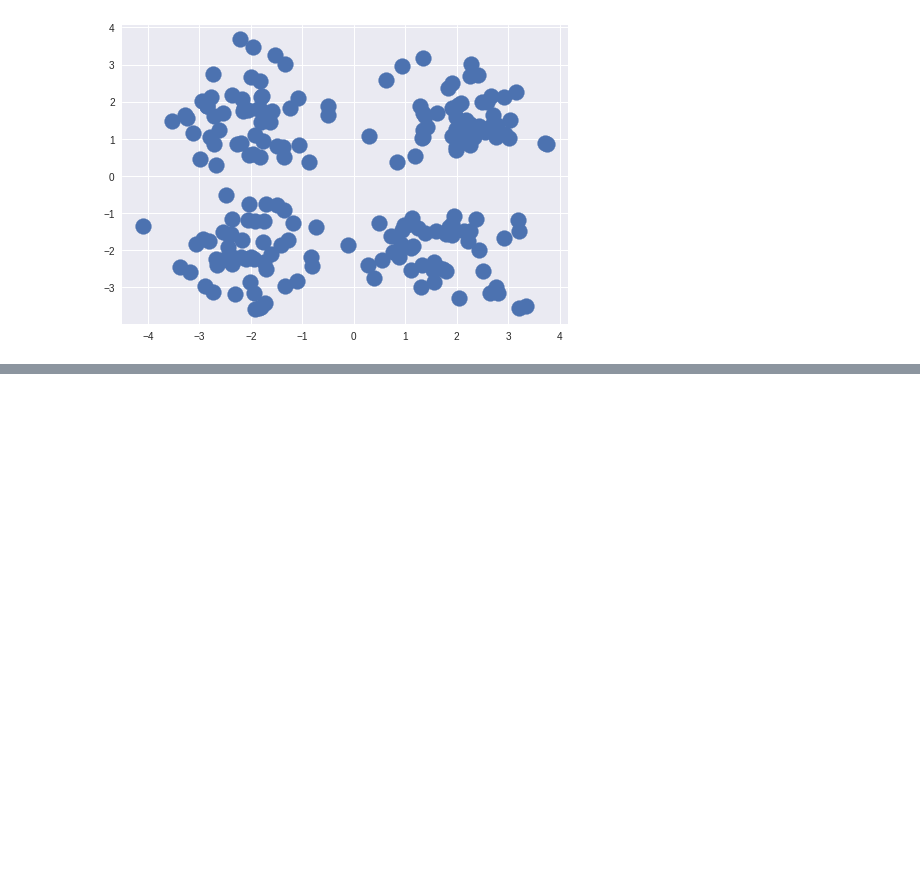
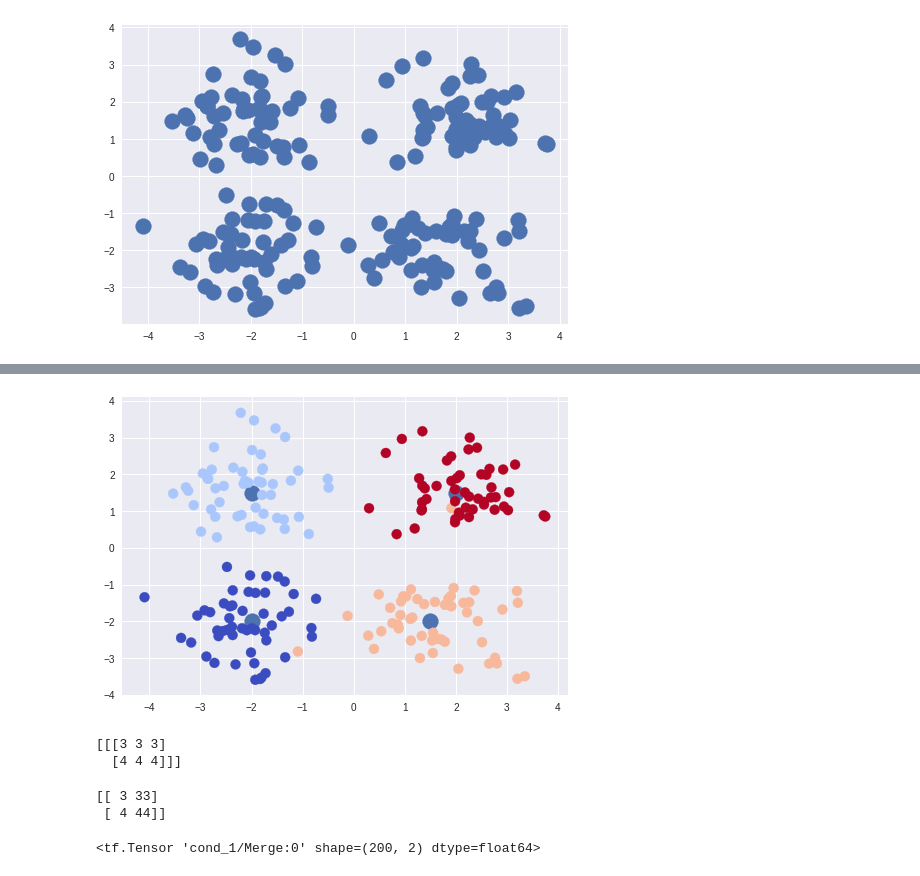
Before and after one commit to ygw365/dl, a Jupyter notebook: dl.ipynb, the cells around one changed output, grey strips where cells are left out. Drawn from its saved outputs; the diff is of its cells as text; code cells hidden in the pictures; blank space fills up the shorter version.

```diff
--- a/dl.ipynb
+++ b/dl.ipynb
@@ -376,0 +443,74 @@ plt.plot()
+# %%
+
+fig, ax = plt.subplots()
+if (DATA_TYPE == 'blobs'):
+    # 绘制质心
+   ax.scatter(np.asarray(centers).transpose()[0], np.asarray(centers).transpose()[1], marker = 'o', s = 250)
+    # 绘制数据
+   ax.scatter(data.transpose()[0], data.transpose()[1], marker = 'o', s = 100, c = features, cmap=plt.cm.coolwarm )
+   plt.plot()
+# %% [output]
+[figure, added]
+# %%
+input = tf.constant(
+[
+    [
+        [1, 1, 1],
+        [2, 2, 2]
+    ],
+    [
+        [3, 3, 3],
+        [4, 4, 4]
+    ],
+    [
+        [5, 5, 5],
+        [6, 6, 6]
+    ]
+])
+
+
+
+"""
+[1,0,0]表示第一维偏移了1
+则是从
+[
+    [
+        [3, 3, 3],
+        [4, 4, 4]
+    ],
+    [
+        [5, 5, 5],
+        [6, 6, 6]
+    ]
+]
+中选取数据
+然后选取第一维的第一个，
+第二维的第一个数据，
+第三维的三个数据
+"""
+data1 = tf.slice(input, [1, 0, 0], [1, 2, 3])
+print(sess.run(data1))
+# %% [output]
+[[[3 3 3]
+  [4 4 4]]]
+# %%
+input = tf.constant(
+[
+    [1,11],
+    [2,22],
+    [3,33],
+    [4,44],
+    [5,55],
+    [6,66],
+    [7,77],
+])
+#[2,0]表示第一维偏移了1
+data1 = tf.slice(input, [2,0], [2,2])
+print(sess.run(data1))
+# %% [output]
+[[ 3 33]
+ [ 4 44]]
+# %%
+points.initialized_value()
+# %% [output]
+<tf.Tensor 'cond_1/Merge:0' shape=(200, 2) dtype=float64>
```
Also changed, not shown: parts of 9 cells of this notebook.
